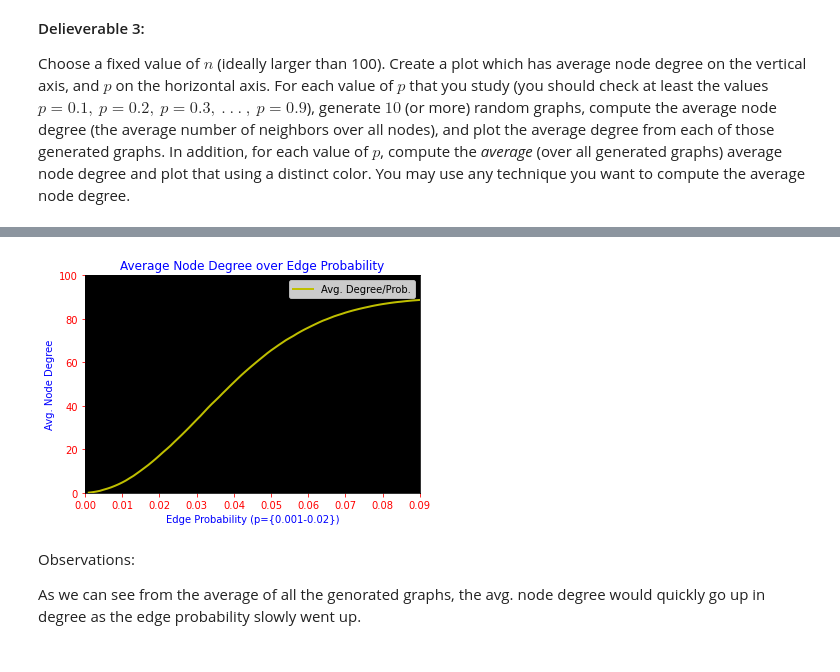
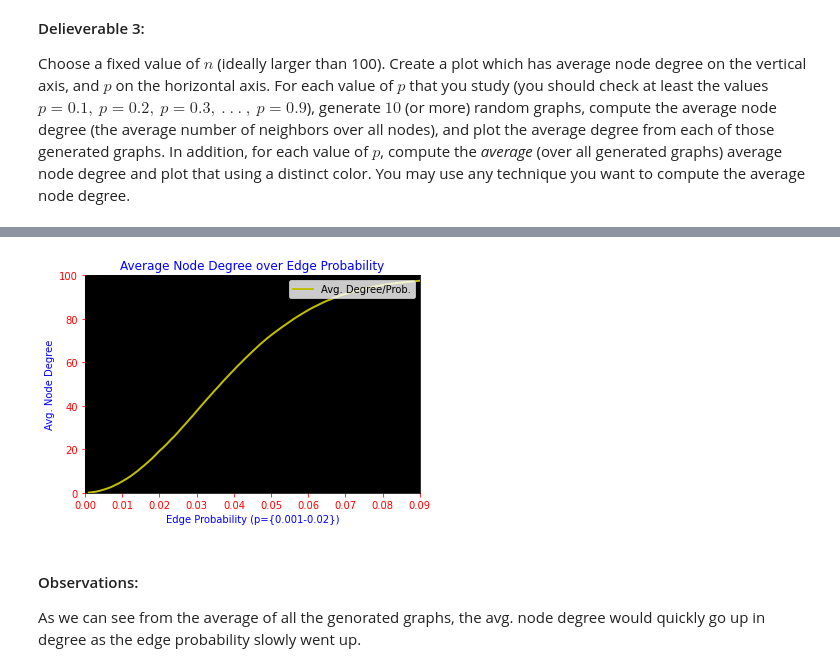
Before and after one commit to DenimHorton/CS-4740-Networks_Crowds_and_Markets, a Jupyter notebook: Projects/Project01/Code/Project01.ipynb, the cells around one changed output, grey strips where cells are left out. Drawn from its saved outputs; the diff is of its cells as text; code cells hidden in the pictures.

```diff
--- a/Projects/Project01/Code/Project01.ipynb
+++ b/Projects/Project01/Code/Project01.ipynb
@@ -227,7 +227,7 @@ for graph in list_of_graphs:
     ax.set_ylabel(f"Number of Components", c='black')
     ax.set_xlabel("Edge Probability (p={0.001-0.040})", c='black')
     ax.set_ylim(0, max_size_of_graphs)
-    ax.set_xlim(0, 0.04)
+    ax.set_xlim(0, 0.01)
     ax.set_facecolor('black')
     ax.tick_params(axis='x', colors='red')
     ax.tick_params(axis='y', colors='red')
@@ -306,36 +310,36 @@ y_dgr_lst = []
 
 # Iterate through graph variations.
 for prob_var in graph.component_proba_dict.keys():
     # Reset 'avg. node degree' acumaltor.
     gen_graph_dgr_acum = 0
     for graph in list_of_graphs:
         # Acumalate avg. node degree values.
         gen_graph_dgr_acum += graph.component_proba_dict.get(prob_var)[1]
     # Exit for loop and find avg node degree amonsgt different
     # variation of graphs (different edge probabilty).
-    gen_graph_dgr_acum /= 11
+    gen_graph_dgr_acum /= amount_of_graphs
     # Add to list to plot on graph.
     y_dgr_lst.append(gen_graph_dgr_acum)
 
 x_avg = np.array(x_dgr_lst)
 y_avg = np.array(y_dgr_lst)
 ax = plt.axes()
 # # ax.text(1, 1, f"Edge Proabability: {edge_prob}", c='white')
 ax.set_title("Average Node Degree over Edge Probability", c='blue')
 ax.set_ylabel(f"Avg. Node Degree", c='blue')
 ax.set_ylim(0, 100)
 ax.set_xlabel("Edge Probability (p={0.001-0.02})", c='blue')
 ax.set_xlim(0, 0.09)
 ax.set_facecolor('black')
 ax.tick_params(axis='x', colors='red')
 ax.tick_params(axis='y', colors='red')
 lines = plt.plot(x_avg, y_avg, 'y')
 plt.setp(lines[0], linewidth=2)
 plt.legend(('Avg. Degree/Prob.', 'Somethin'), loc='upper right')
 plt.show(ax)
 # %% [output]
-[figure, old version]
+[figure, new version]
 # %% [markdown]
-Observations:
+#### Observations:
 
 As we can see from the average of all the genorated graphs, the avg. node degree would quickly go up in degree as the edge probability slowly went up.
```
Also changed, not shown: parts of 4 cells of this notebook, 1 other file.
